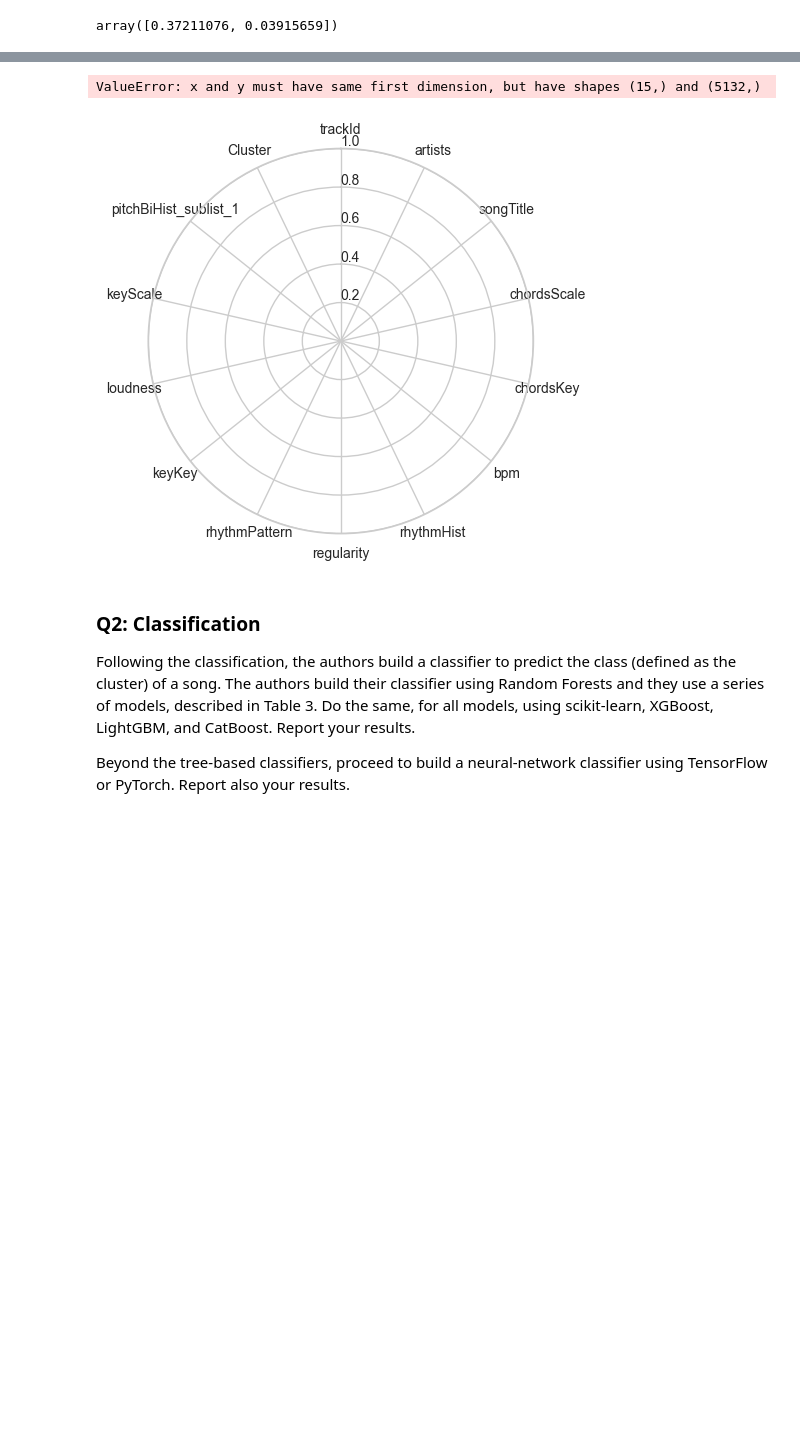
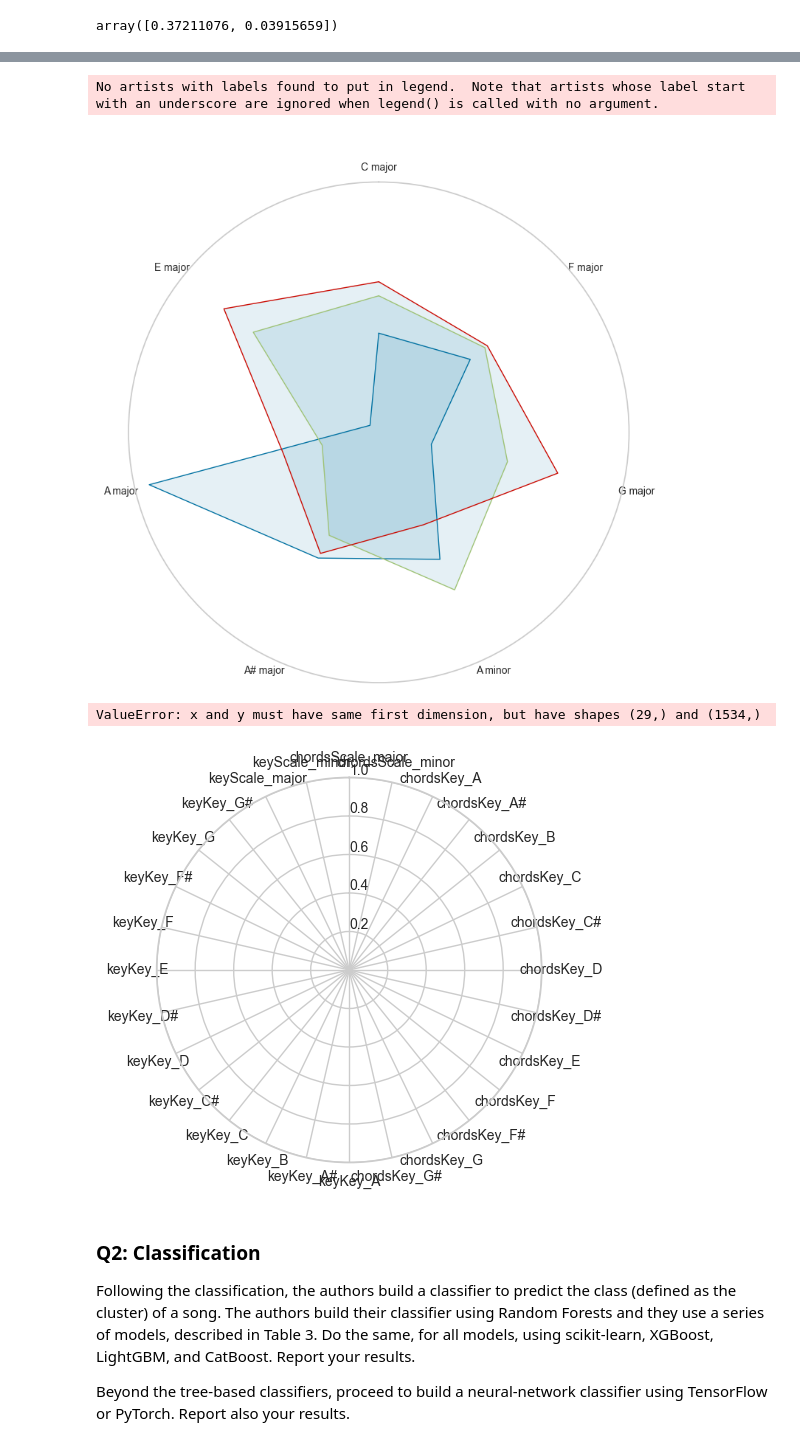
Before and after one commit to miketheofan/msc-in-data-science, a Jupyter notebook: pepmusic_assignment.ipynb, the cells around one changed output, grey strips where cells are left out. Cells and saved outputs as stored; diff of their text form; code cells hidden in the pictures; blank space fills up the shorter version.

Commit message:
Finished main implementation of the first question.

```diff
--- a/pepmusic_assignment.ipynb
+++ b/pepmusic_assignment.ipynb
@@ -398,11 +466,47 @@ def radar_factory(keys, values, axes=None, fontsize=10, figsize=(5, 5)):
 # %%
 matrix_scaler = lambda a: (a - a.min()) / (a.max() - a.min())
 cluster_centers = matrix_scaler(kmeans.cluster_centers_)
+# %%
+# Prepare labels
+labels = ["C major", "F major", "G major", "A minor", "A# major", "A major", "E major"]
+
+# Create a plot
+fig, ax = plt.subplots(figsize=(8, 8), subplot_kw=dict(polar=True))
+
+# Iterate over each clustering label and plot the radar chart
+for label in df['clusteringLabel'].unique():
+    cluster_data = scaled_df[df['clusteringLabel'] == label]
+    values = [cluster_data['chordsKey_C'].mean(),
+              cluster_data['chordsKey_F'].mean(),
+              cluster_data['chordsKey_G'].mean(),
+              cluster_data['chordsKey_A'].mean(),
+              cluster_data['chordsKey_A#'].mean(),
+              cluster_data['chordsKey_E'].mean(),
+              cluster_data['keyScale_major'].mean()]
+
+    radar_factory(labels, values, axes=ax)
+
+# # Customize the chart
+# ax.set_theta_offset(np.pi / 2)
+# ax.set_theta_direction(-1)
+# ax.set_xticks(np.linspace(0, 2 * np.pi, len(labels), endpoint=False))
+# ax.set_xticklabels(labels)
+# ax.set_yticklabels([])
+
+# Add legend
+plt.legend(loc='upper right', bbox_to_anchor=(1.1, 1.1))
+
+plt.grid(False)
+plt.tight_layout()
+plt.show()
+# %% [output]
+No artists with labels found to put in legend.  Note that artists whose label start with an underscore are ignored when legend() is called with no argument.
+[figure, added]
 # %%
-radar_factory(df.columns, list(cluster_centers[0]))
+radar_factory(scaled_music_keys.columns, list(cluster_centers[0]))
 # %% [output]
-ValueError: x and y must have same first dimension, but have shapes (15,) and (5132,)
+ValueError: x and y must have same first dimension, but have shapes (29,) and (1534,)
-[figure, old version]
+[figure, new version]
 # %% [markdown]
 ### Q2: Classification
 
```
Also changed, not shown: parts of 11 cells of this notebook.
